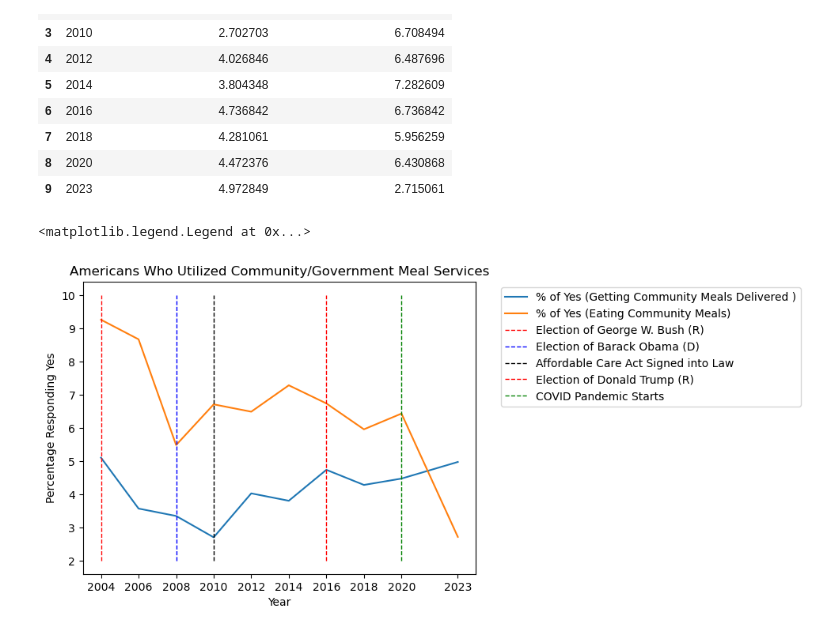
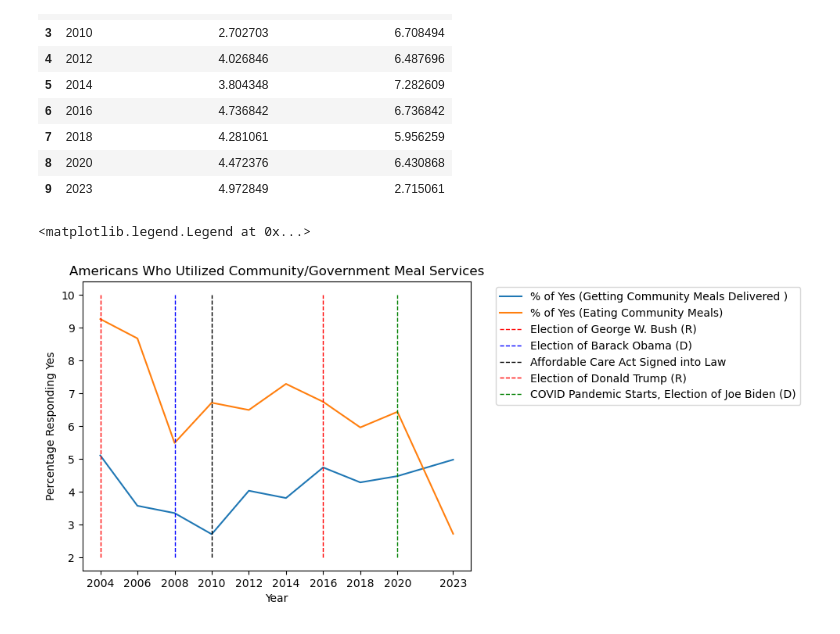
Before and after one commit to rq14000/i320d-sp2025, a Jupyter notebook: final project.ipynb, the cells around one changed output. Saved outputs shown, nothing was run; the diff lists cells and outputs as text; code cells hidden in the pictures.

```diff
--- a/final project.ipynb
+++ b/final project.ipynb
@@ -460,20 +460,20 @@ df
 | 8 | 2020 | 4.472376 | 6.430868 |
 | 9 | 2023 | 4.972849 | 2.715061 |
 # %%
-df.plot(x='year', y='DBQ301_percentage_of_yes', label='Receiving governmental meal delivery')
-plt.plot(df['year'], df['DBQ330_percentage_of_yes'], label='Attending community meals')
+df.plot(x='year', y='DBQ301_percentage_of_yes', label='% of Yes (Getting Community Meals Delivered )')
+plt.plot(df['year'], df['DBQ330_percentage_of_yes'], label='% of Yes (Eating Community Meals)')
 my_ticks = [2004, 2006, 2008, 2010, 2012, 2014, 2016, 2018, 2020, 2023]
 my_labels = ['2004', '2006', '2008', '2010', '2012', '2014', '2016', '2018', '2020', '2023']
 plt.xticks(my_ticks, my_labels)
 plt.xlabel('Year')
-plt.ylabel('Participation (% responding yes)')
-plt.title('Americans Who Participated in Community/Government Meal Services')
+plt.ylabel('Percentage Responding Yes')
+plt.title('Americans Who Utilized Community/Government Meal Services')
 plt.vlines(x=2004, ymin=2, ymax=10, color='r', linestyle='--', linewidth=1, label=f'Election of George W. Bush (R)')
 plt.vlines(x=2008, ymin=2, ymax=10, color='b', linestyle='--', linewidth=1, label=f'Election of Barack Obama (D)')
 plt.vlines(x=2010, ymin=2, ymax=10, color='k', linestyle='--', linewidth=1, label=f'Affordable Care Act Signed into Law')
 plt.vlines(x=2016, ymin=2, ymax=10, color='r', linestyle='--', linewidth=1, label=f'Election of Donald Trump (R)')
-plt.vlines(x=2020, ymin=2, ymax=10, color='g', linestyle='--', linewidth=1, label=f'COVID Pandemic Starts')
+plt.vlines(x=2020, ymin=2, ymax=10, color='g', linestyle='--', linewidth=1, label=f'COVID Pandemic Starts, Election of Joe Biden (D)')
 plt.legend(bbox_to_anchor=(1.05, 1), loc='upper left')
 # %% [output]
 <matplotlib.legend.Legend at 0x...>
-[figure, old version]
+[figure, new version]
```
Also changed, not shown: parts of 1 cell of this notebook.
